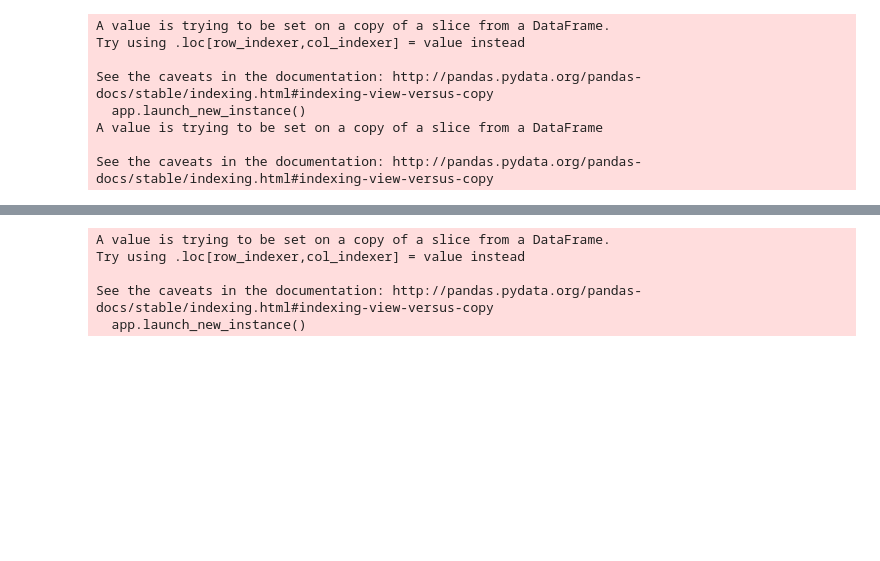
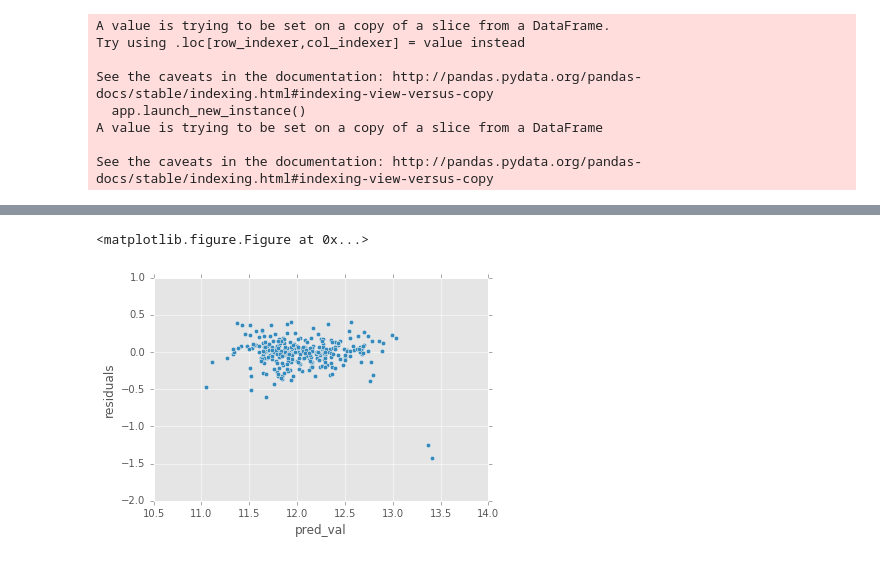
Before and after one commit to dheerajgopi/learn-ML, a Jupyter notebook: kaggle-house-price.ipynb, the cells around one changed output, grey strips where cells are left out. Drawn from its saved outputs; the diff is of its cells as text; code cells hidden in the pictures; blank space fills up the shorter version.

```diff
--- a/kaggle-house-price.ipynb
+++ b/kaggle-house-price.ipynb
@@ -234,13 +233,24 @@ r2_score(y_true, y_pred)
+# %%
+train_X = X[important_feats]
+train_y = y
+# %%
+X_train, X_test, y_train, y_test = train_test_split(train_X, train_y, test_size=0.2, random_state=47)
+
+etr_model = ExtraTreesRegressor(n_estimators=5)
+etr_model.fit(X_train, y_train)
+
+predictions = pd.DataFrame({'pred_val': etr_model.predict(X_test), 'true_val': y_test})
+plt.figure(figsize=[10, 10])
+predictions['residuals'] = predictions['true_val'] - predictions['pred_val']
+predictions.plot(x='pred_val', y='residuals', kind='scatter');
+plt.show()
+# %% [output]
+<matplotlib.figure.Figure at 0x...>
+[figure, added]
 # %%
-test_X = test_data[top_10_features]
-y_pred = lr.predict(test_X)
+test_X = test_data[important_feats]
+y_pred = etr_model.predict(test_X)
 test_data['SalePrice'] = y_pred
 
 id_price = test_data[['Id', 'SalePrice']]
-id_price.to_csv('outputs/house_price_lin_reg1.csv', index=False)
+id_price.to_csv('outputs/house_price_ext_tree1.csv', index=False)
-# %% [output]
-A value is trying to be set on a copy of a slice from a DataFrame.
-Try using .loc[row_indexer,col_indexer] = value instead
-
-See the caveats in the documentation: http://pandas.pydata.org/pandas-docs/stable/indexing.html#indexing-view-versus-copy
-  app.launch_new_instance()
```
Also changed, not shown: parts of 15 cells of this notebook, 1 other file.
